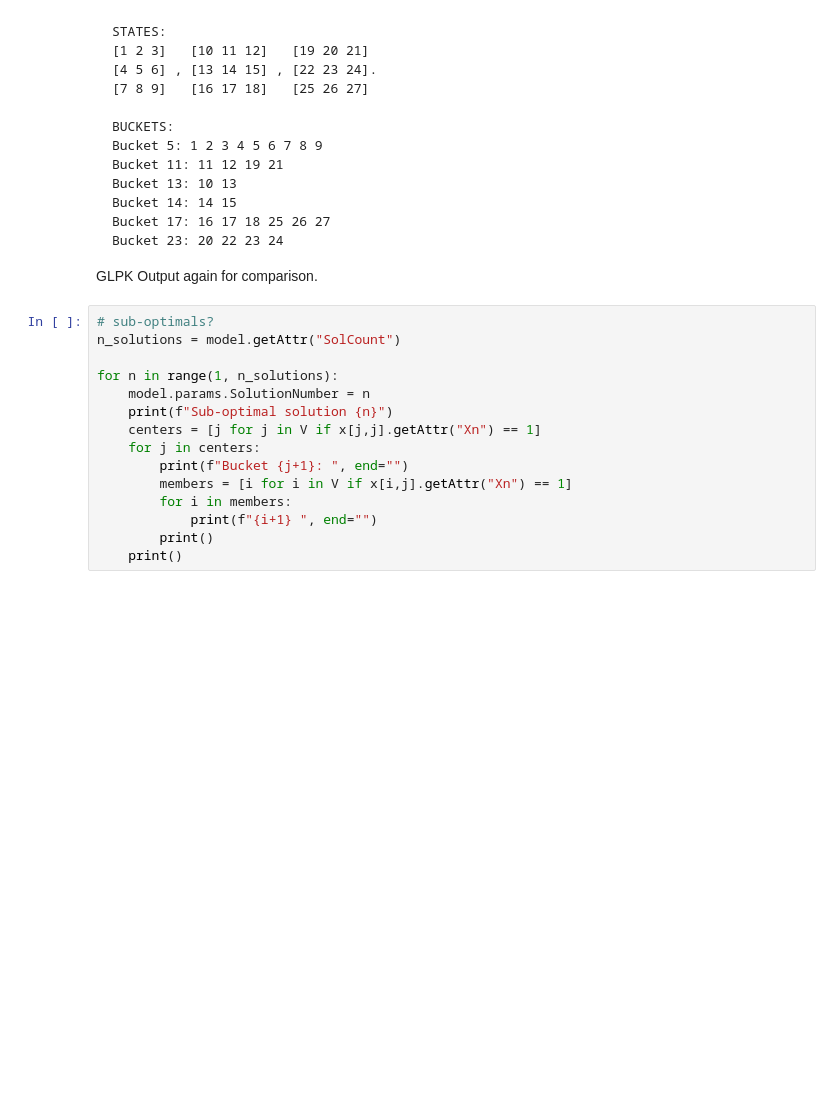
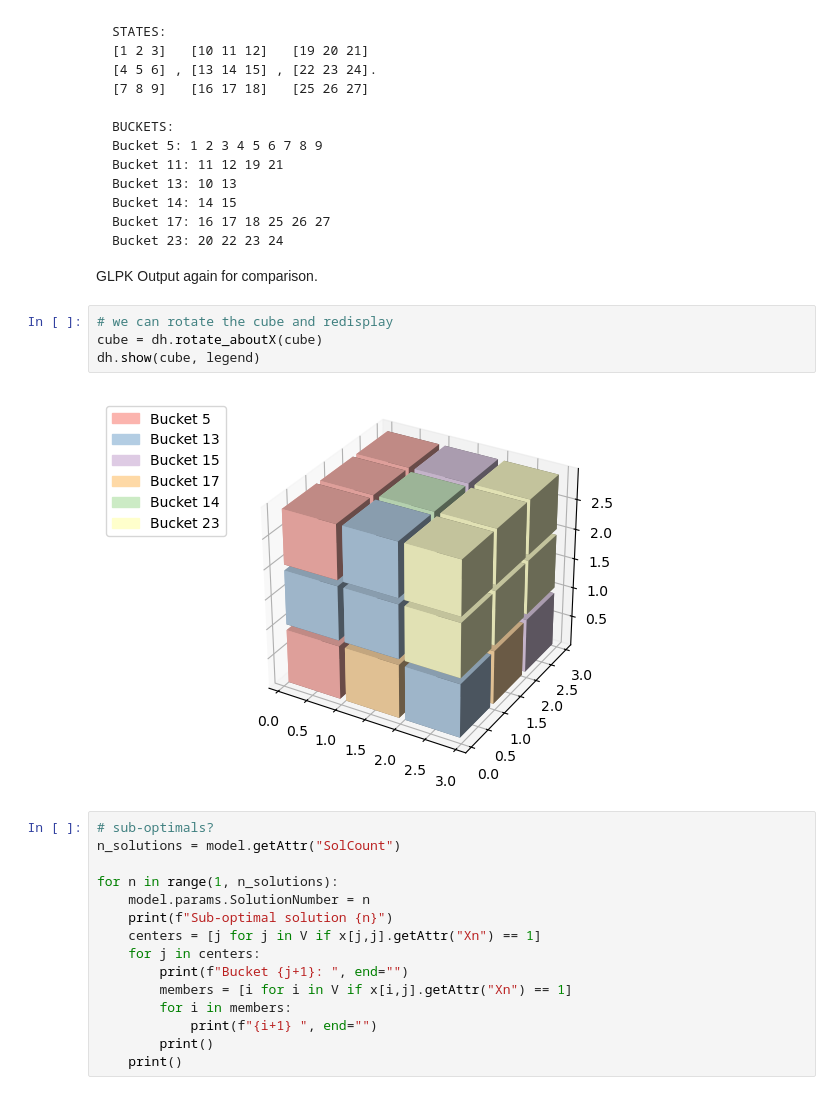
Before and after one commit to maxb00/Emergence-of-Vagueness, a Jupyter notebook: gurobi/gurobi_test.ipynb, the cells around one changed output. Cells and saved outputs as stored; diff of their text form; blank space fills up the shorter version.

````diff
--- a/gurobi/gurobi_test.ipynb
+++ b/gurobi/gurobi_test.ipynb
@@ -217,6 +227,12 @@ Bucket 23: 20 22 23 24
 ```
 
 GLPK Output again for comparison.
+# %%
+# we can rotate the cube and redisplay
+cube = dh.rotate_aboutX(cube)
+dh.show(cube, legend)
+# %% [output]
+[figure, added]
 # %%
 # sub-optimals?
 n_solutions = model.getAttr("SolCount")
````
Also changed, not shown: parts of 4 cells of this notebook, 1 other file.
